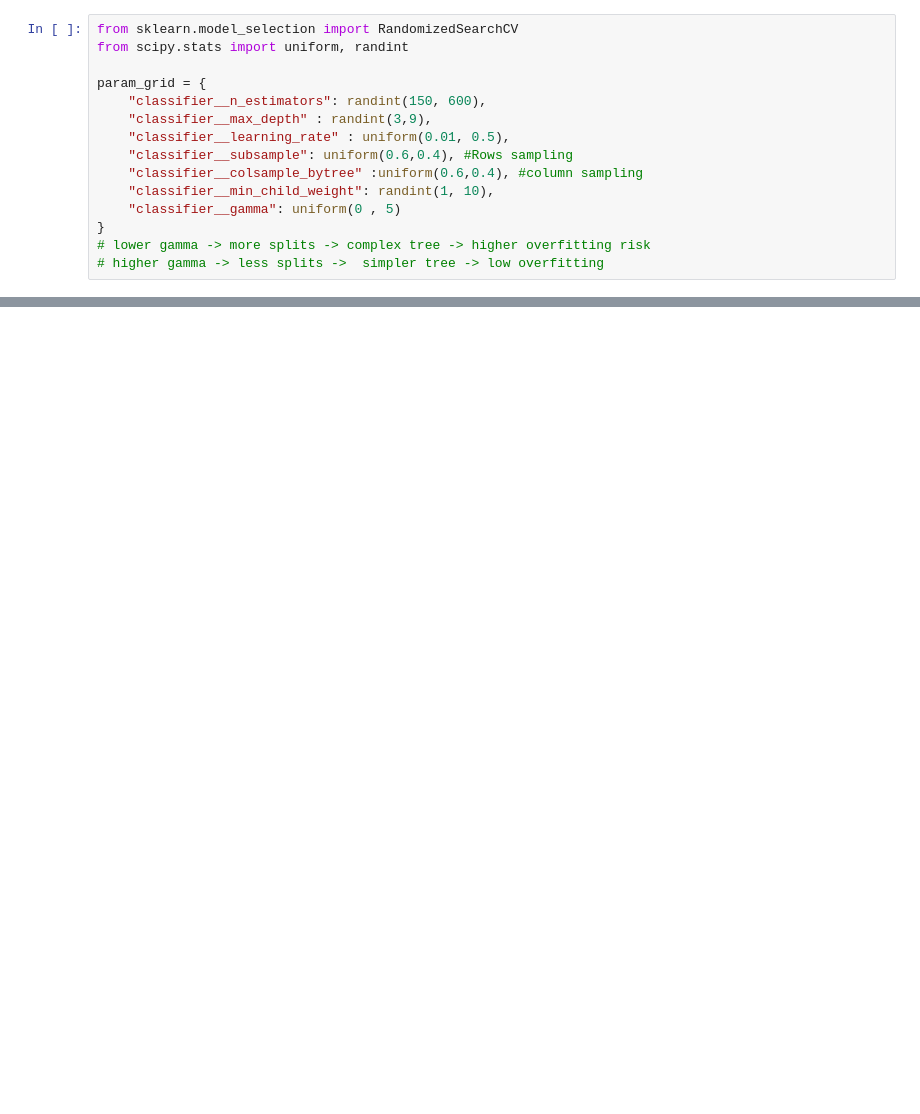
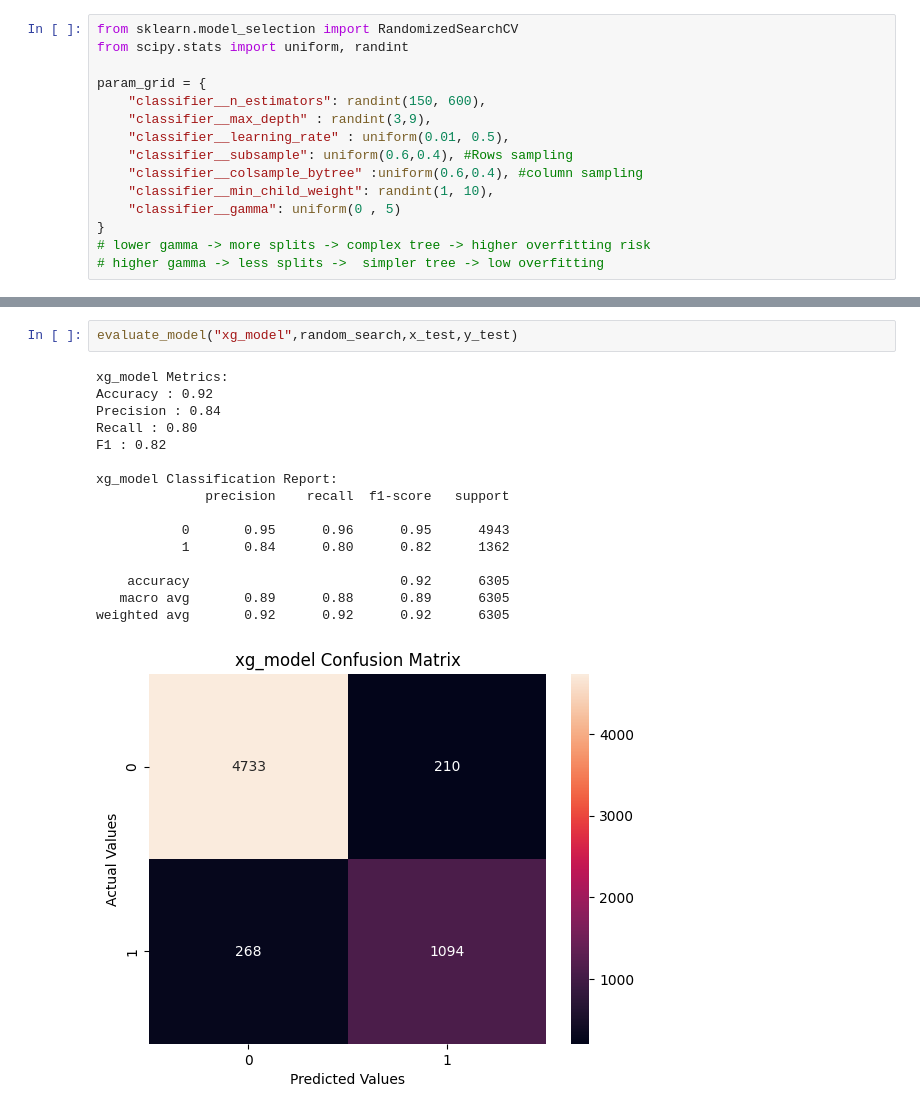
Before and after one commit to YashParihar388/Credit_Risk_Model, a Jupyter notebook: credit.ipynb, the cells around one changed output, grey strips where cells are left out. Drawn from its saved outputs; the diff is of its cells as text; blank space fills up the shorter version.

```diff
--- a/credit.ipynb
+++ b/credit.ipynb
@@ -402,0 +450,19 @@ print(f"score after performing hyper parameter tuning ")
+# %%
+evaluate_model("xg_model",random_search,x_test,y_test)
+# %% [output]
+xg_model Metrics:
+Accuracy : 0.92
+Precision : 0.84
+Recall : 0.80
+F1 : 0.82
+
+xg_model Classification Report:
+              precision    recall  f1-score   support
+
+           0       0.95      0.96      0.95      4943
+           1       0.84      0.80      0.82      1362
+
+    accuracy                           0.92      6305
+   macro avg       0.89      0.88      0.89      6305
+weighted avg       0.92      0.92      0.92      6305
+[figure, added]
```
Also changed, not shown: parts of 33 cells of this notebook, 2 other files.
